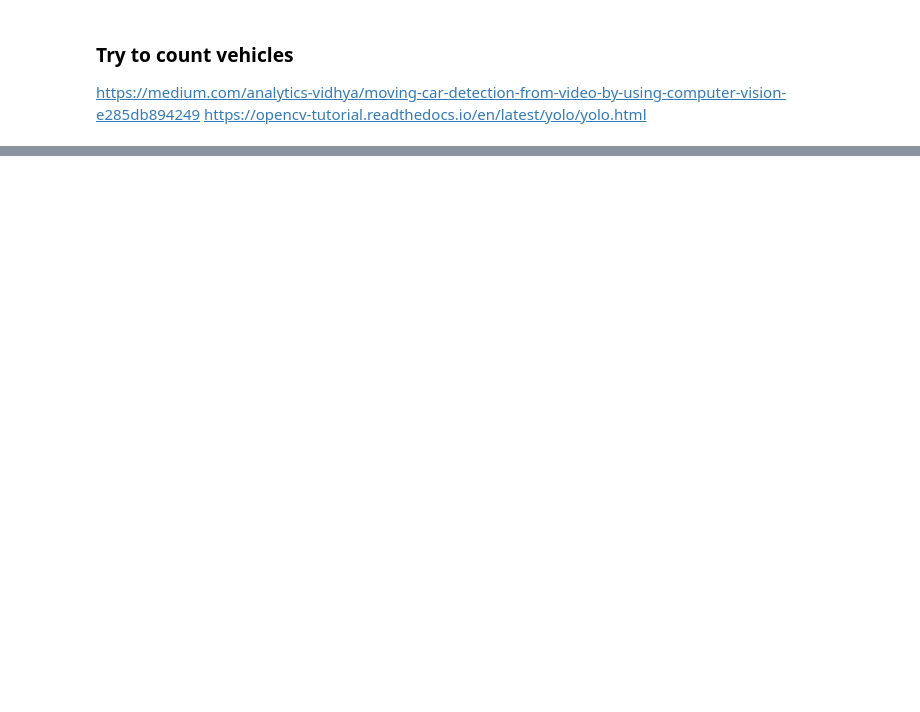
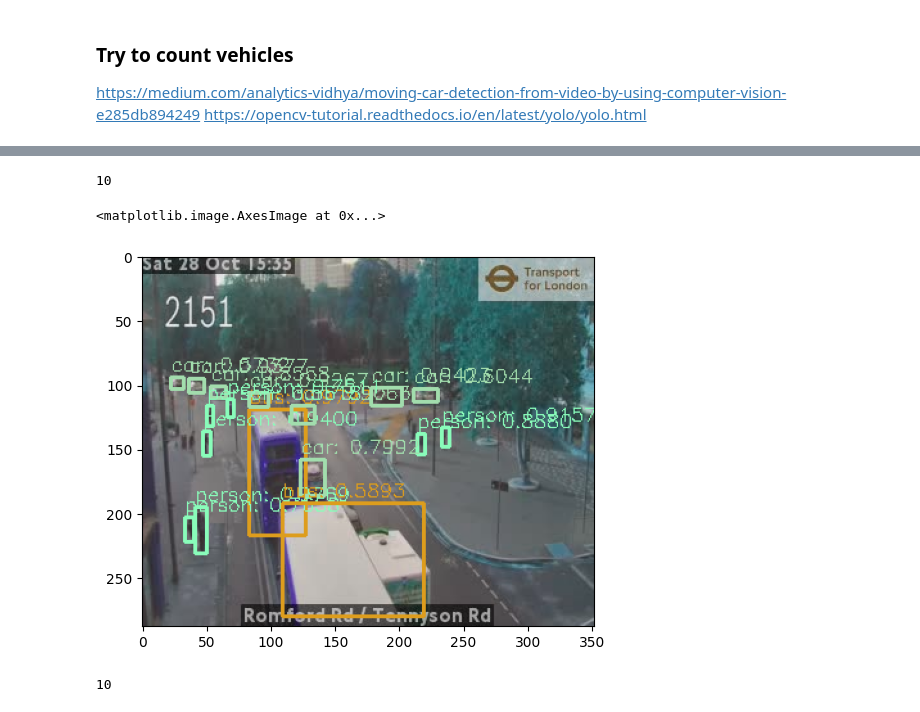
Before and after one commit to tkBischoff/LondonTraffic, a Jupyter notebook: test.ipynb, the cells around one changed output, grey strips where cells are left out. Cells and saved outputs as stored; diff of their text form; code cells hidden in the pictures; blank space fills up the shorter version.

```diff
--- a/test.ipynb
+++ b/test.ipynb
@@ -126,9 +189,29 @@ indices = cv2.dnn.NMSBoxes(boxes, confidences, 0.5, 0.4)
 # %%
+indices = cv2.dnn.NMSBoxes(boxes, confidences, 0.5, 0.4)
+vehicles = ['car', 'motorcycle', 'bus', 'truck']
+vehicle_ids = [2, 3, 5, 7]
+count = 0
+
 if len(indices) > 0:
     for i in indices.flatten():
         (x, y) = (boxes[i][0], boxes[i][1])
         (w, h) = (boxes[i][2], boxes[i][3])
         color = [int(c) for c in colors[classIDs[i]]]
         cv2.rectangle(image, (x, y), (x + w, y + h), color, 2)
+
+        if classes[classIDs[i]] in vehicles:
+            count += 1
         text = "{}: {:.4f}".format(classes[classIDs[i]], confidences[i])
+
         cv2.putText(image, text, (x, y - 5), cv2.FONT_HERSHEY_SIMPLEX, 0.5, color, 1)
+
+print(count)
+plt.imshow(image)
+# %% [output]
+10
+<matplotlib.image.AxesImage at 0x...>
+[figure, added]
+# %%
+count_vehicles(cam.image_url)
+# %% [output]
+10
```
Also changed, not shown: parts of 20 cells of this notebook, 2 other files.
